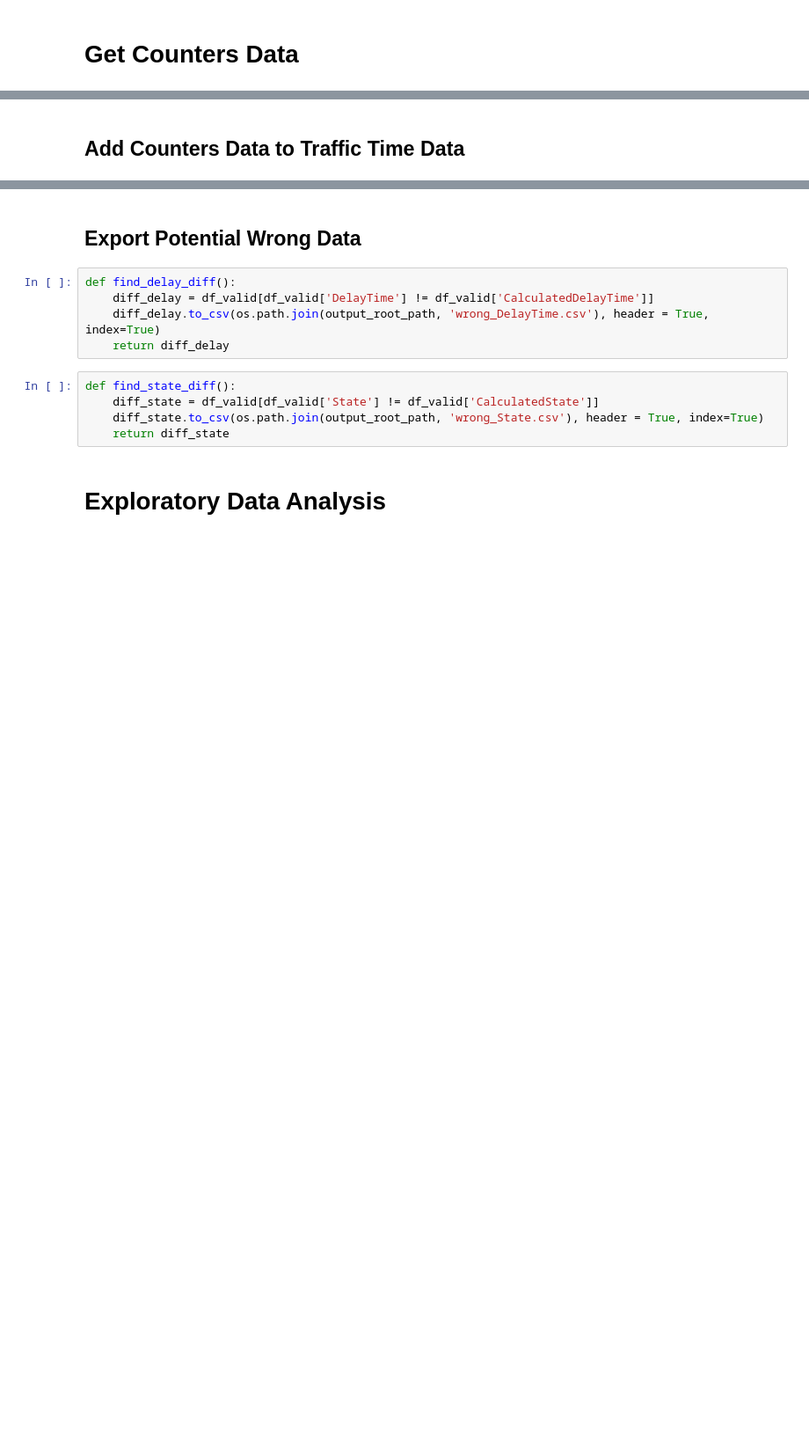
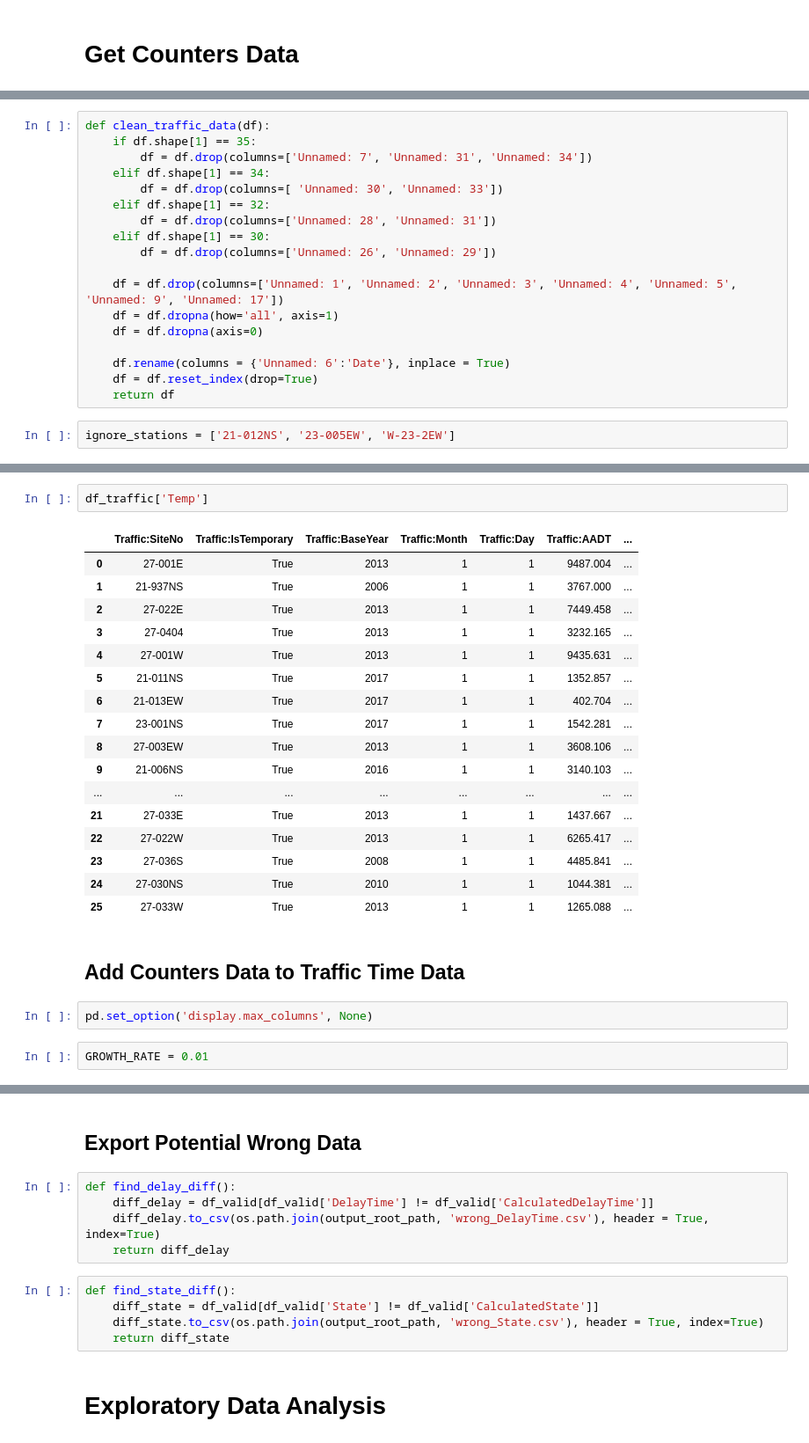
Before and after one commit to Gargoum-Lab/Workzone, a Jupyter notebook: data_cleaning_preprocessing.ipynb, the cells around one changed output, grey strips where cells are left out. Shown at 88% size. Saved outputs shown, nothing was run; the diff lists cells and outputs as text; blank space fills up the shorter version.

Commit message:
Kaggle Notebook | data_cleaning_preprocessing_EDA | Version 10

```diff
--- a/data_cleaning_preprocessing.ipynb
+++ b/data_cleaning_preprocessing.ipynb
@@ -563,0 +552,20 @@ for site_no in os.listdir(os.path.join(counter_path, f'TrafficInfo')):
+# %%
+def clean_traffic_data(df):
+    if df.shape[1] == 35:
+        df = df.drop(columns=['Unnamed: 7', 'Unnamed: 31', 'Unnamed: 34'])
+    elif df.shape[1] == 34:
+        df = df.drop(columns=[ 'Unnamed: 30', 'Unnamed: 33'])
+    elif df.shape[1] == 32:
+        df = df.drop(columns=['Unnamed: 28', 'Unnamed: 31'])
+    elif df.shape[1] == 30:
+        df = df.drop(columns=['Unnamed: 26', 'Unnamed: 29'])
+
+    df = df.drop(columns=['Unnamed: 1', 'Unnamed: 2', 'Unnamed: 3', 'Unnamed: 4', 'Unnamed: 5', 'Unnamed: 9', 'Unnamed: 17'])
+    df = df.dropna(how='all', axis=1)
+    df = df.dropna(axis=0)
+
+    df.rename(columns = {'Unnamed: 6':'Date'}, inplace = True)
+    df = df.reset_index(drop=True)
+    return df
+# %%
+ignore_stations = ['21-012NS', '23-005EW', 'W-23-2EW']
@@ -564,2 +634,26 @@ for site_no in os.listdir(os.path.join(counter_path, f'TrafficInfo')):
+# %%
+df_traffic['Temp']
+# %% [output]
+|  | Traffic:SiteNo | Traffic:IsTemporary | Traffic:BaseYear | Traffic:Month | Traffic:Day | Traffic:AADT | ... |
+| 0 | 27-001E | True | 2013 | 1 | 1 | 9487.004 | ... |
+| 1 | 21-937NS | True | 2006 | 1 | 1 | 3767.000 | ... |
+| 2 | 27-022E | True | 2013 | 1 | 1 | 7449.458 | ... |
+| 3 | 27-0404 | True | 2013 | 1 | 1 | 3232.165 | ... |
+| 4 | 27-001W | True | 2013 | 1 | 1 | 9435.631 | ... |
+| 5 | 21-011NS | True | 2017 | 1 | 1 | 1352.857 | ... |
+| 6 | 21-013EW | True | 2017 | 1 | 1 | 402.704 | ... |
+| 7 | 23-001NS | True | 2017 | 1 | 1 | 1542.281 | ... |
+| 8 | 27-003EW | True | 2013 | 1 | 1 | 3608.106 | ... |
+| 9 | 21-006NS | True | 2016 | 1 | 1 | 3140.103 | ... |
+| ... | ... | ... | ... | ... | ... | ... | ... |
+| 21 | 27-033E | True | 2013 | 1 | 1 | 1437.667 | ... |
+| 22 | 27-022W | True | 2013 | 1 | 1 | 6265.417 | ... |
+| 23 | 27-036S | True | 2008 | 1 | 1 | 4485.841 | ... |
+| 24 | 27-030NS | True | 2010 | 1 | 1 | 1044.381 | ... |
+| 25 | 27-033W | True | 2013 | 1 | 1 | 1265.088 | ... |
 # %% [markdown]
 ## Add Counters Data to Traffic Time Data
+# %%
+pd.set_option('display.max_columns', None)
+# %%
+GROWTH_RATE = 0.01
```
Also changed, not shown: parts of 46 cells of this notebook.
